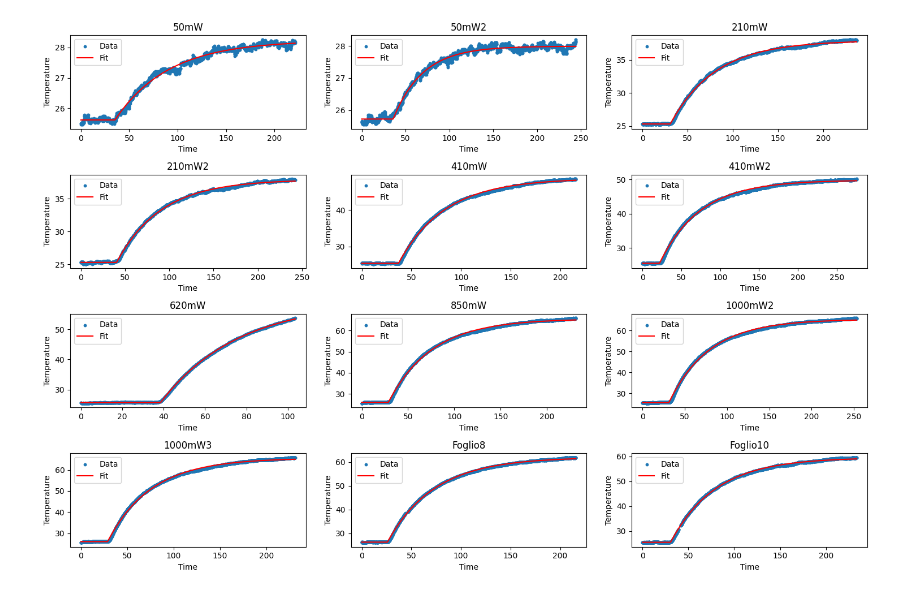
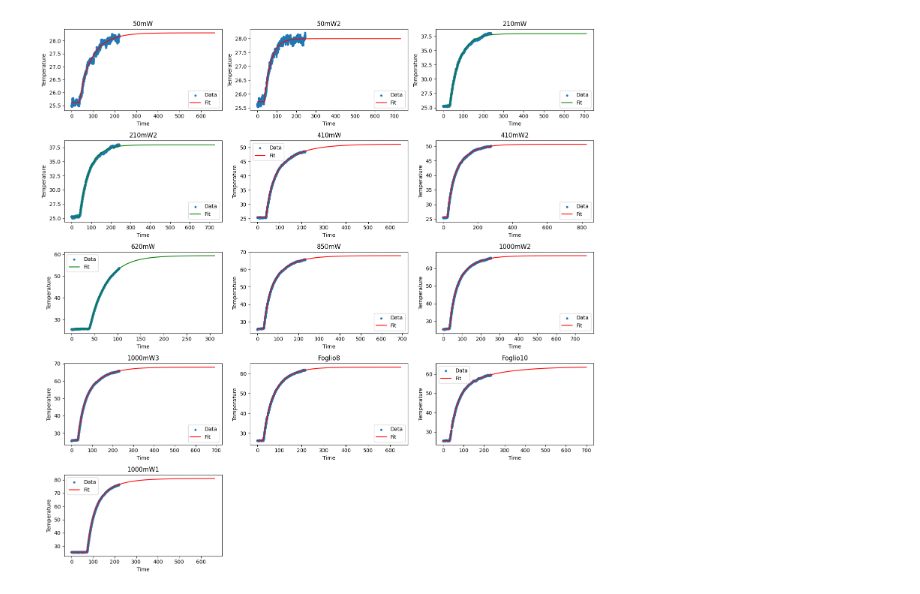
Before and after one commit to CarminatiGiovanni/LaboratorioBiofisica, a Jupyter notebook: TERMOCAMERA/full_termocamera_fit.ipynb, the cells around one changed output. Drawn from its saved outputs; the diff is of its cells as text; code cells hidden in the pictures.

```diff
--- a/TERMOCAMERA/full_termocamera_fit.ipynb
+++ b/TERMOCAMERA/full_termocamera_fit.ipynb
@@ -11,12 +11,22 @@ dir_path = os.path.abspath('')
 sys.path.append(dir_path + '/../')
 from labbiofisica import Interpolazione, final_val
 # %%
-def fit_exponent(t,T0,t0,ΔT1,τ1):
+def fit_exponent(t,T0,t0,ΔT1,τ1,ΔT2,τ2):
     exp1 = (t-t0)/τ1
+    exp2 = (t-t0)/τ2
     result = np.where(
         t < t0,
         T0,
-        T0 + ΔT1 * (1 - np.exp(-exp1))
+        T0 + ΔT1 * (1 - np.exp(-exp1)) + ΔT2 * (1 - np.exp(-exp2))
     )
     return result
+
+def fit_single_exponent(t,T0,t0,ΔT,τ):
+    exp = (t-t0)/τ
+    result = np.where(
+        t < t0,
+        T0,
+        T0 + ΔT * (1 - np.exp(-exp))
+    )
+    return result
 # %%
@@ -66,30 +104,35 @@ display(results_df)
 # %%
 # Plot all the fits
-plt.figure(figsize=(15, 10))
+plt.figure(figsize=(15, 15))  # Adjusted figure size for a 5x3 grid
 
 for i, sheet in enumerate(SHEETS):
     data = pd.read_excel('./data/gruppo1_termocamera.xlsx', sheet_name=sheet, header=12, skiprows=['A', 'B', 'C'])
     t = data['Base tempo relativa'].to_numpy()
     T = data['Sp1.Valore'].to_numpy()
 
     # Retrieve the fit parameters for the current sheet
     params = results_df.loc[results_df['Sheet'] == sheet]
-    T0, t0, DeltaT, tau = params[['T0', 't0', 'DeltaT', 'tau']].values[0]
+    T0, t0, DeltaT1, tau1 = params[['T0', 't0', 'DeltaT1', 'tau']].values[0]
+    DeltaT2, tau2 = params[['DeltaT2', 'tau2']].values[0]
 
     # Generate the fitted curve
-    t_fit = np.linspace(t.min(), t.max(), 500)
-    T_fit = fit_exponent(t_fit, T0, t0, DeltaT, tau)
+    t_fit = np.linspace(t.min(), t.max()*3, 500)
+    if sheet != '210mW2' and sheet != '210mW' and sheet != '620mW':
+        T_fit = fit_exponent(t_fit, T0, t0, DeltaT1, tau1, DeltaT2, tau2)
+    else:
+        T_fit = fit_single_exponent(t_fit, T0, t0, DeltaT1, tau1)
 
     # Plot the data and the fit
-    plt.subplot(4, 3, i + 1)
+    plt.subplot(5, 3, i + 1)  # Adjusted to a 5x3 grid
     plt.scatter(t, T, label='Data', s=10)
-    plt.plot(t_fit, T_fit, label='Fit', color='red')
+    color = 'red' if sheet != '210mW2' and sheet != '210mW' and sheet != '620mW' else 'green'
+    plt.plot(t_fit, T_fit, label='Fit', color=color)
     plt.title(sheet)
     plt.xlabel('Time')
     plt.ylabel('Temperature')
     plt.legend()
 
 plt.tight_layout()
 plt.show()
 # %% [output]
-[figure, old version]
+[figure, new version]
```
Also changed, not shown: parts of 1 cell of this notebook.
